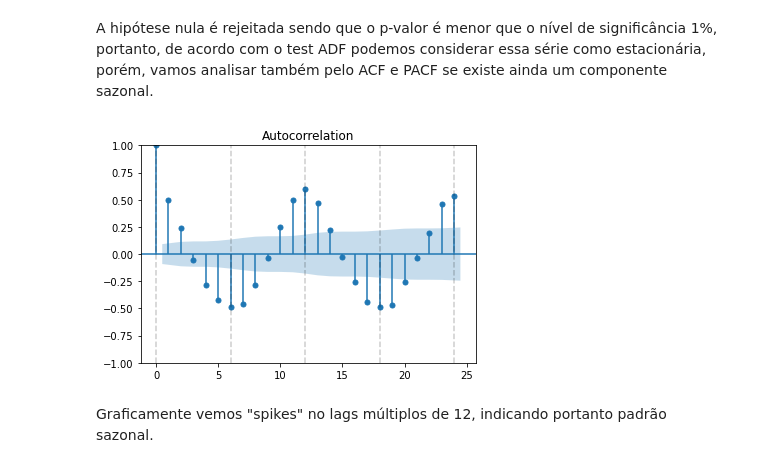
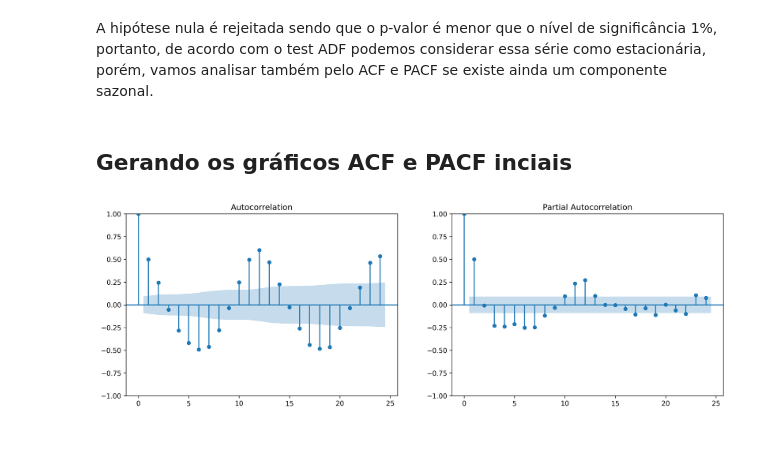
Before and after one commit to matheus-alv/time_series_precipitation, a Jupyter notebook: sarima_rainfall.ipynb, the cells around one changed output. Saved outputs shown, nothing was run; the diff lists cells and outputs as text; code cells hidden in the pictures; blank space fills up the shorter version.

Commit message:
Funções forão criadas para melhores práticas

```diff
--- a/sarima_rainfall.ipynb
+++ b/sarima_rainfall.ipynb
@@ -26,6 +27,6 @@ Será necessário trocar o local de acesso desse arquivo, aonde não precise de
 # %%
 #Lendo os Dados
-rainfall_nodiff = pd.read_csv('https://raw.githubusercontent.com/matheus-alv/time_series_precipitation/main/Dataset/dados_chuvas1.csv?token=GHSAT0AAAAAABTSIDES6C33DHPF54Q7TGU6YTFPEHQ',parse_dates=[0], index_col=0, date_parser=parser)
+rainfall_nodiff = pd.read_csv(r"C:\Users\Matheus Alves\Documents\git_tcc\time_series_precipitation\Dataset\dados_chuvas1.csv",parse_dates=[0], index_col=0, date_parser=parser)
 # %%
 #Amostra da Base (5 primeiros[antigos] e 13 últimos[recentes] valores)
 print(rainfall_nodiff.iloc[np.r_[0:5, -13:0]])
@@ -83,0 +83,7 @@ for year in range(start_date.year,end_date.year):
+# %%
+#Função que traça os gráficos de autocorrelação ACF e PACF
+def plot_corr(time_series):
+    fig, axes = plt.subplots(1,2,figsize=(16,5), dpi= 300)
+    plot_acf(time_series, lags=24, ax=axes[0])
+    plot_pacf(time_series, lags=24, ax=axes[1])
+    plt.show()
@@ -102,10 +115,8 @@ Valores Críticos:
 # %% [markdown]
 A hipótese nula é rejeitada sendo que o p-valor é menor que o nível de significância 1%, portanto, de acordo com o test ADF podemos considerar essa série como estacionária, porém, vamos analisar também pelo ACF e PACF se existe ainda um componente sazonal.
+# %% [markdown]
+## Gerando os gráficos ACF e PACF inciais
 # %%
-plot_acf(rainfall_nodiff, lags=24)
-for num in range(0,25,6): #traça uma linha a cada 6 lags
-    plt.axvline(num, color='k', linestyle='--', alpha=0.2)
+plot_corr(rainfall_nodiff) #Traça os gráficos para ACF e PACF
 # %% [output]
-[figure, old version]
+[figure, new version]
-# %% [markdown]
-Graficamente vemos "spikes" no lags múltiplos de 12, indicando portanto padrão sazonal.
```
Also changed, not shown: parts of 9 cells of this notebook, 2 other files.
